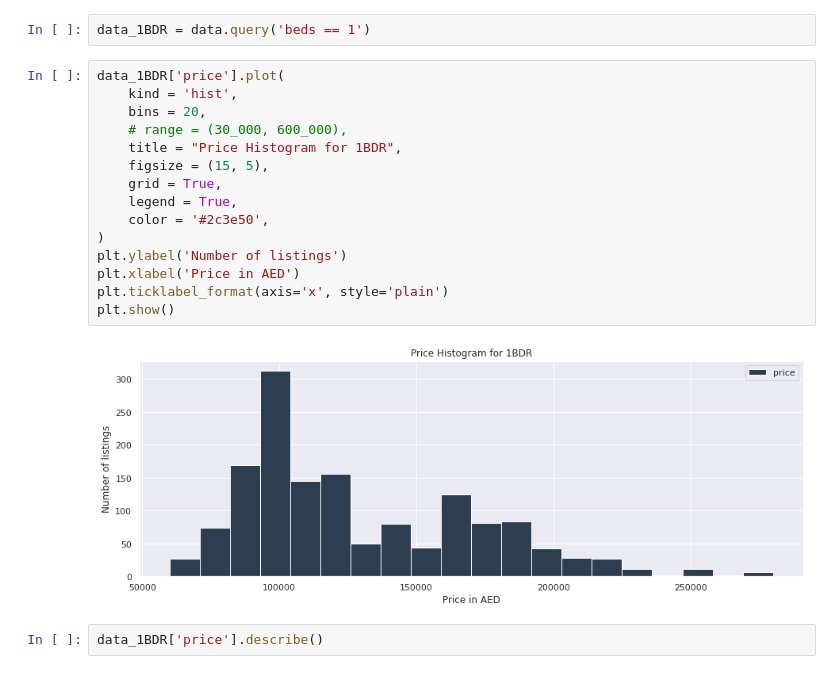
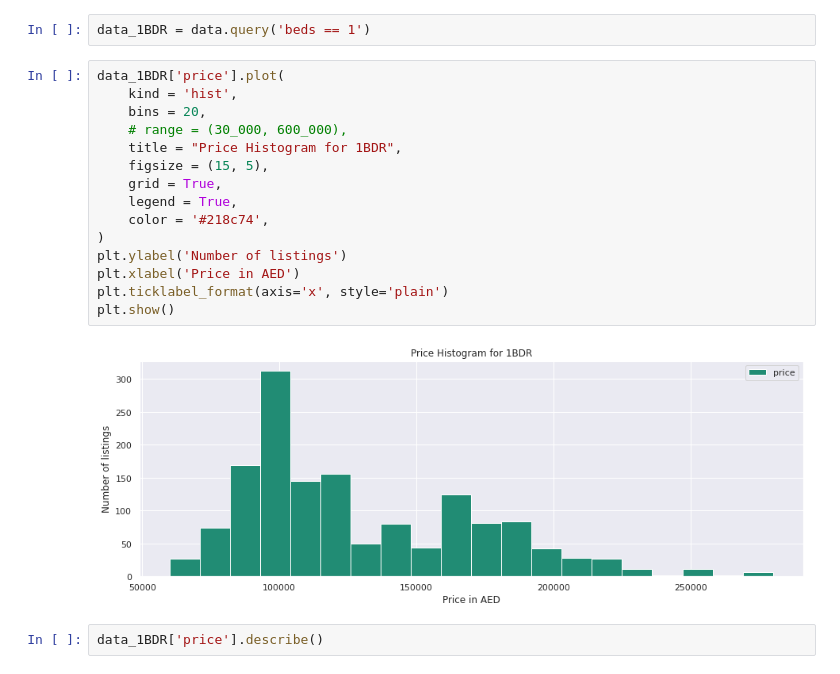
Before and after one commit to imeleges/REMA_Dubai, a Jupyter notebook: bayut_dubai_difc_downtown.ipynb, the cells around one changed output. Cells and saved outputs as stored; diff of their text form.

Commit message:
Custom palette and histograms update

```diff
--- a/bayut_dubai_difc_downtown.ipynb
+++ b/bayut_dubai_difc_downtown.ipynb
@@ -831,20 +838,20 @@ data_1BDR = data.query('beds == 1')
 # %%
 data_1BDR['price'].plot(
     kind = 'hist',
     bins = 20,
     # range = (30_000, 600_000),
     title = "Price Histogram for 1BDR",
     figsize = (15, 5),
     grid = True,
     legend = True,
-    color = '#2c3e50',
+    color = '#218c74',
 )
 plt.ylabel('Number of listings')
 plt.xlabel('Price in AED')
 plt.ticklabel_format(axis='x', style='plain')
 plt.show()
 # %% [output]
-[figure, old version]
+[figure, new version]
 # %%
 data_1BDR['price'].describe()
 # %% [output]
```
Also changed, not shown: parts of 11 cells of this notebook.
